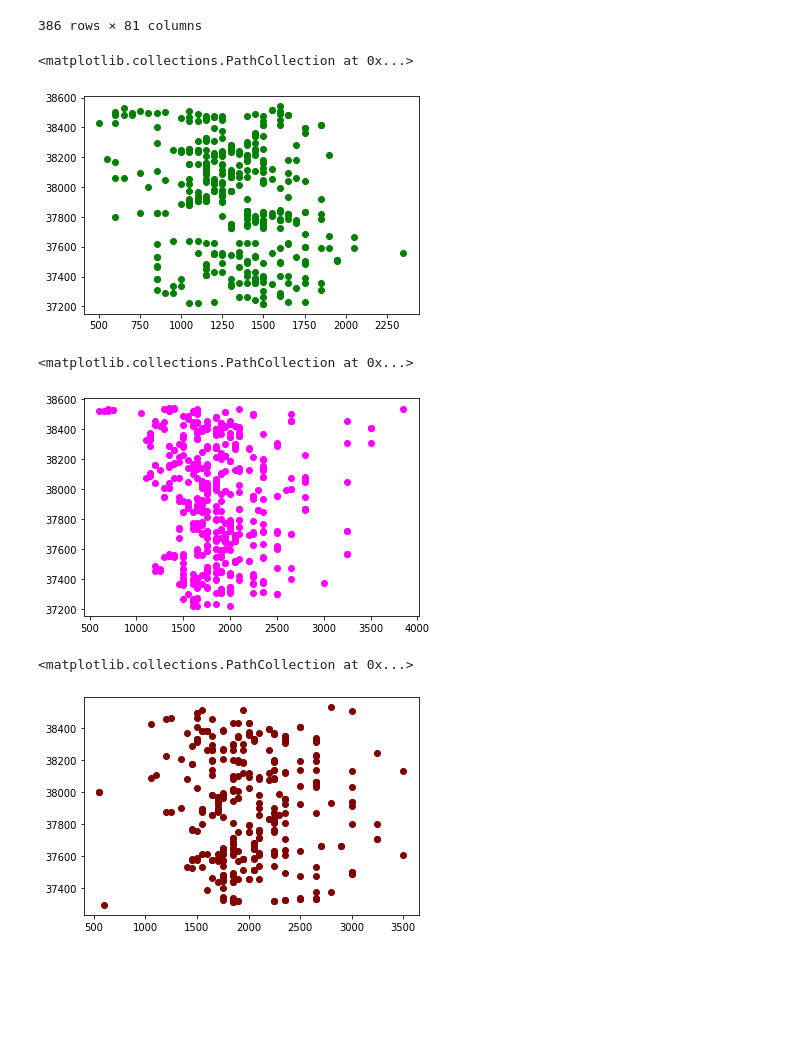
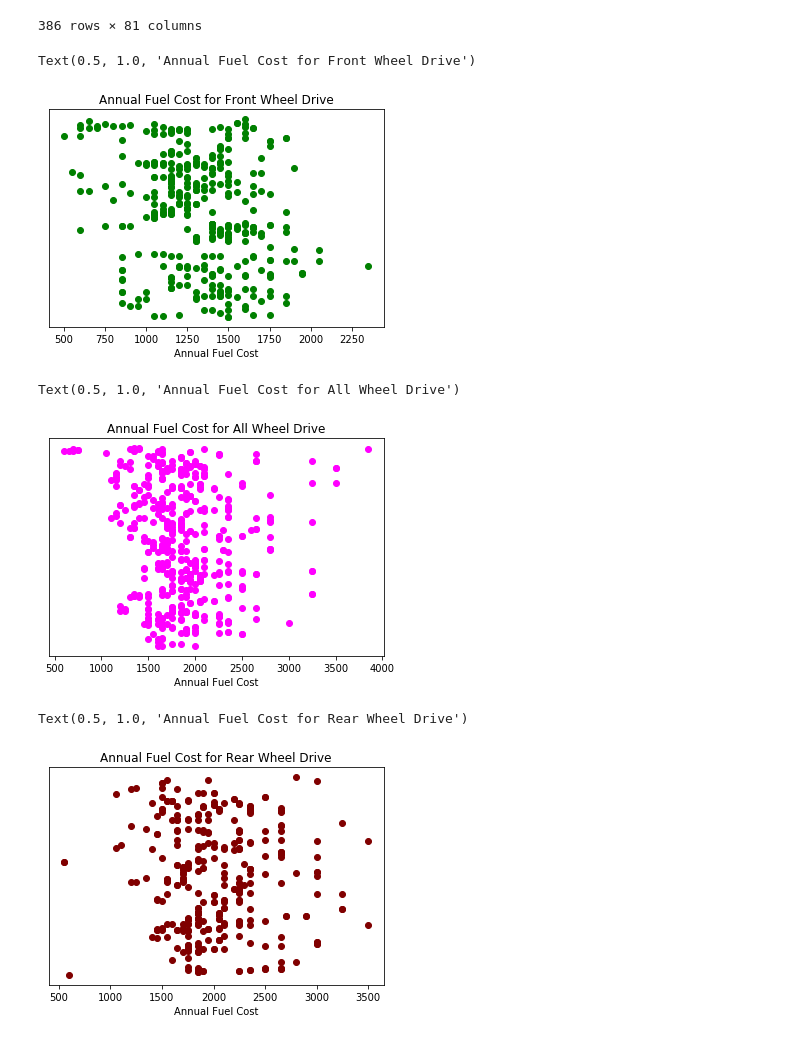
Before and after one commit to geraldwattsthethird/Fuel-Cost-Analysis, a Jupyter notebook: Fuel_Cost.ipynb, the cells around one changed output. Cells and saved outputs as stored; diff of their text form; code cells hidden in the pictures; blank space fills up the shorter version.

```diff
--- a/Fuel_Cost.ipynb
+++ b/Fuel_Cost.ipynb
@@ -381,28 +407,52 @@ rear = drive_2017.loc[drive_2017['Drive'] == 'Rear-Wheel Drive']
 # %%
 #Front wheel drive
 f_fuel_cost = front['Annual Fuel Cost (FT1)']
 f_v_id =  front['Vehicle ID']
 plt.scatter(f_fuel_cost, f_v_id, color="green")
+
+# Make y axis disappear #magic
+ax = plt.gca()
+ax.axes.yaxis.set_visible(False)
+
+# Labels
+plt.xlabel("Annual Fuel Cost")
+plt.title("Annual Fuel Cost for Front Wheel Drive")
 # %% [output]
-<matplotlib.collections.PathCollection at 0x...>
+Text(0.5, 1.0, 'Annual Fuel Cost for Front Wheel Drive')
-[figure, old version]
+[figure, new version]
 # %%
 #All wheel drive
 a_fuel_cost = all_wh['Annual Fuel Cost (FT1)']
 a_v_id =  all_wh['Vehicle ID']
 
 plt.scatter(a_fuel_cost, a_v_id, color="magenta")
+
+# Make y axis disappear #magic
+ax = plt.gca()
+ax.axes.yaxis.set_visible(False)
+
+# Labels
+plt.xlabel("Annual Fuel Cost")
+plt.title("Annual Fuel Cost for All Wheel Drive")
 # %% [output]
-<matplotlib.collections.PathCollection at 0x...>
+Text(0.5, 1.0, 'Annual Fuel Cost for All Wheel Drive')
-[figure, old version]
+[figure, new version]
 # %%
 #Rear wheel drive
 r_fuel_cost = rear['Annual Fuel Cost (FT1)']
 r_v_id =  rear['Vehicle ID']
 
 plt.scatter(r_fuel_cost, r_v_id, color="maroon")
+
+# Make y axis disappear #magic
+ax = plt.gca()
+ax.axes.yaxis.set_visible(False)
+
+# Labels
+plt.xlabel("Annual Fuel Cost")
+plt.title("Annual Fuel Cost for Rear Wheel Drive")
 # %% [output]
-<matplotlib.collections.PathCollection at 0x...>
+Text(0.5, 1.0, 'Annual Fuel Cost for Rear Wheel Drive')
-[figure, old version]
+[figure, new version]
 # %%
 #Combined all data for comparison
```
Also changed, not shown: parts of 19 cells of this notebook.
